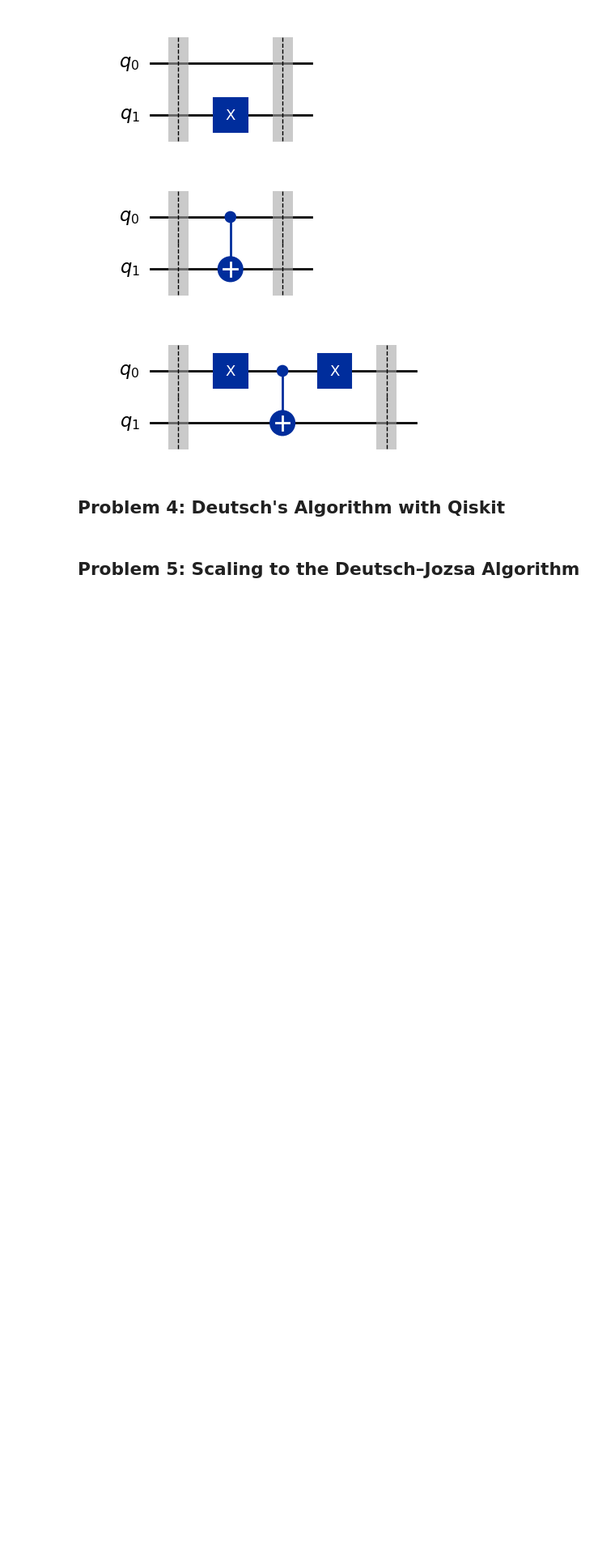
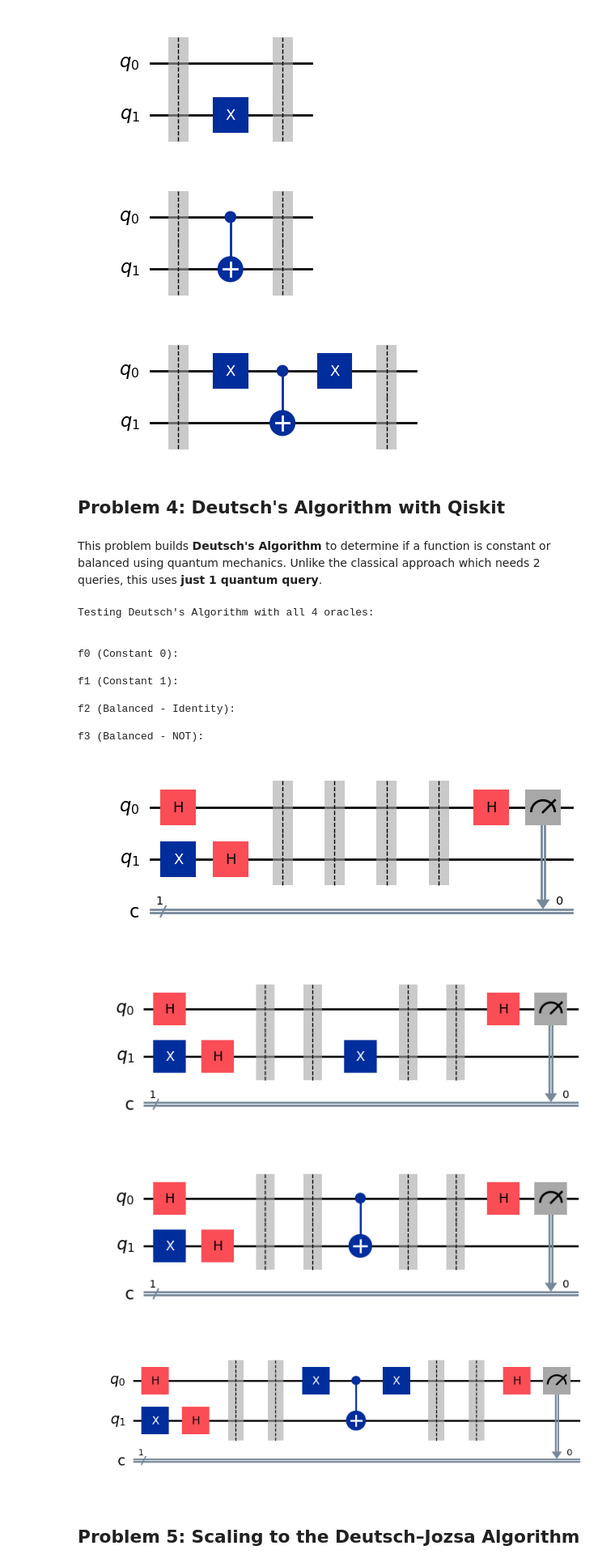
Before and after one commit to Shayanny/Emerging-Tech, a Jupyter notebook: problems.ipynb, the cells around one changed output. Shown at 81% size. Saved outputs shown, nothing was run; the diff lists cells and outputs as text; code cells hidden in the pictures; blank space fills up the shorter version.

Commit message:
add : create deatsch_algorithm function

```diff
--- a/problems.ipynb
+++ b/problems.ipynb
@@ -393,3 +393,5 @@ f(0) = 1, f(1) = 0
 [figure]
 # %% [markdown]
 ## Problem 4: Deutsch's Algorithm with Qiskit
+# %% [markdown]
+This problem builds **Deutsch's Algorithm** to determine if a function is constant or balanced using quantum mechanics. Unlike the classical approach which needs 2 queries, this uses **just 1 quantum query**.
@@ -396,2 +435,35 @@ f(0) = 1, f(1) = 0
+# %%
+# Test with each oracle
+print("Testing Deutsch's Algorithm with all 4 oracles:\n")
+
+oracles = {
+    'f0 (Constant 0)': oracle_f0,
+    'f1 (Constant 1)': oracle_f1,
+    'f2 (Balanced - Identity)': oracle_f2,
+    'f3 (Balanced - NOT)': oracle_f3
+}
+
+for name, oracle in oracles.items():
+    # Build the complete circuit
+    circuit = deutsch_algorithm(oracle)
+
+    # Display the circuit
+    print(f"\n{name}:")
+    circuit.draw('mpl');
+# %% [output]
+Testing Deutsch's Algorithm with all 4 oracles:
+
+
+f0 (Constant 0):
+
+f1 (Constant 1):
+
+f2 (Balanced - Identity):
+
+f3 (Balanced - NOT):
+[figure, added]
+[figure, added]
+[figure, added]
+[figure, added]
 # %% [markdown]
 ## Problem 5: Scaling to the Deutsch–Jozsa Algorithm
```
Also changed, not shown: parts of 1 cell of this notebook.
